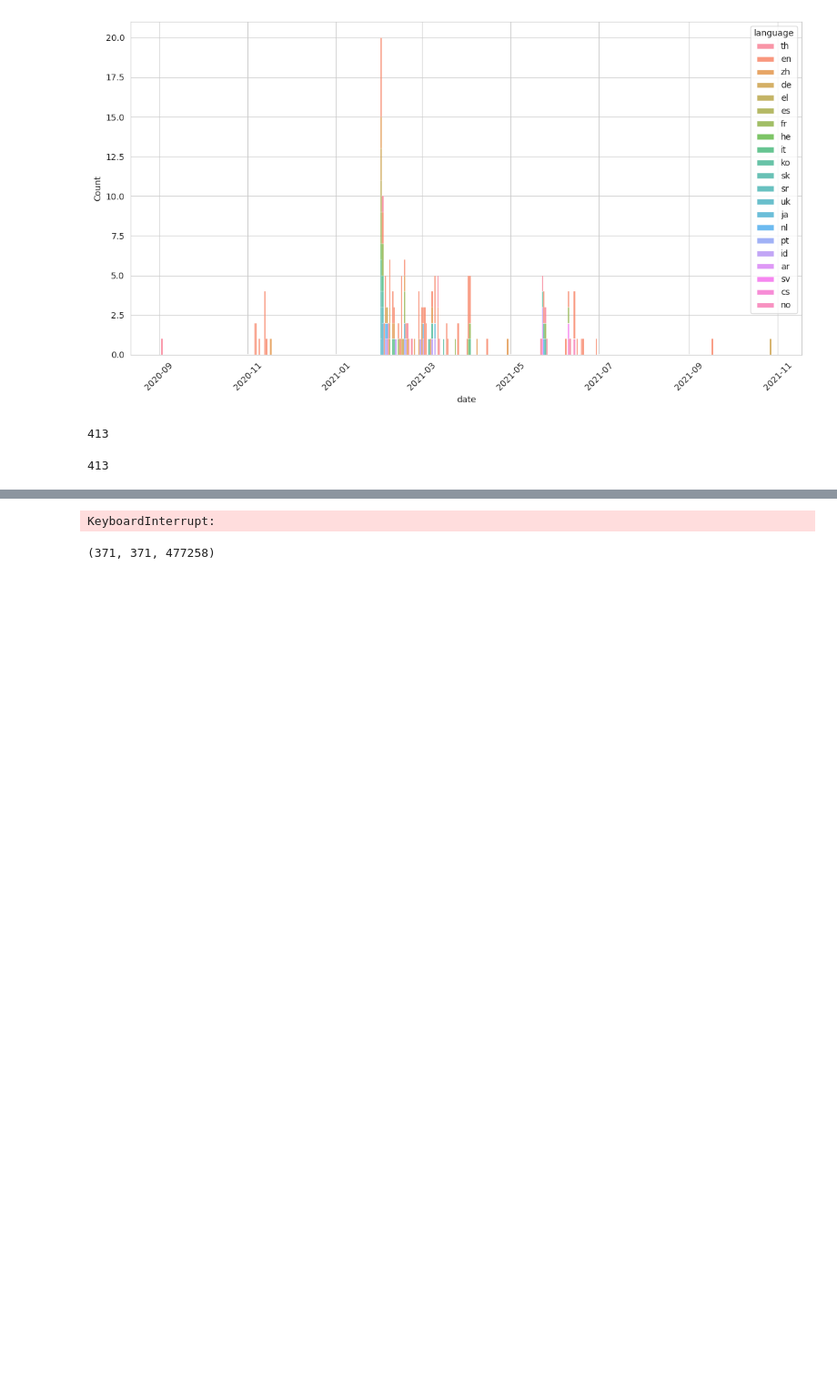
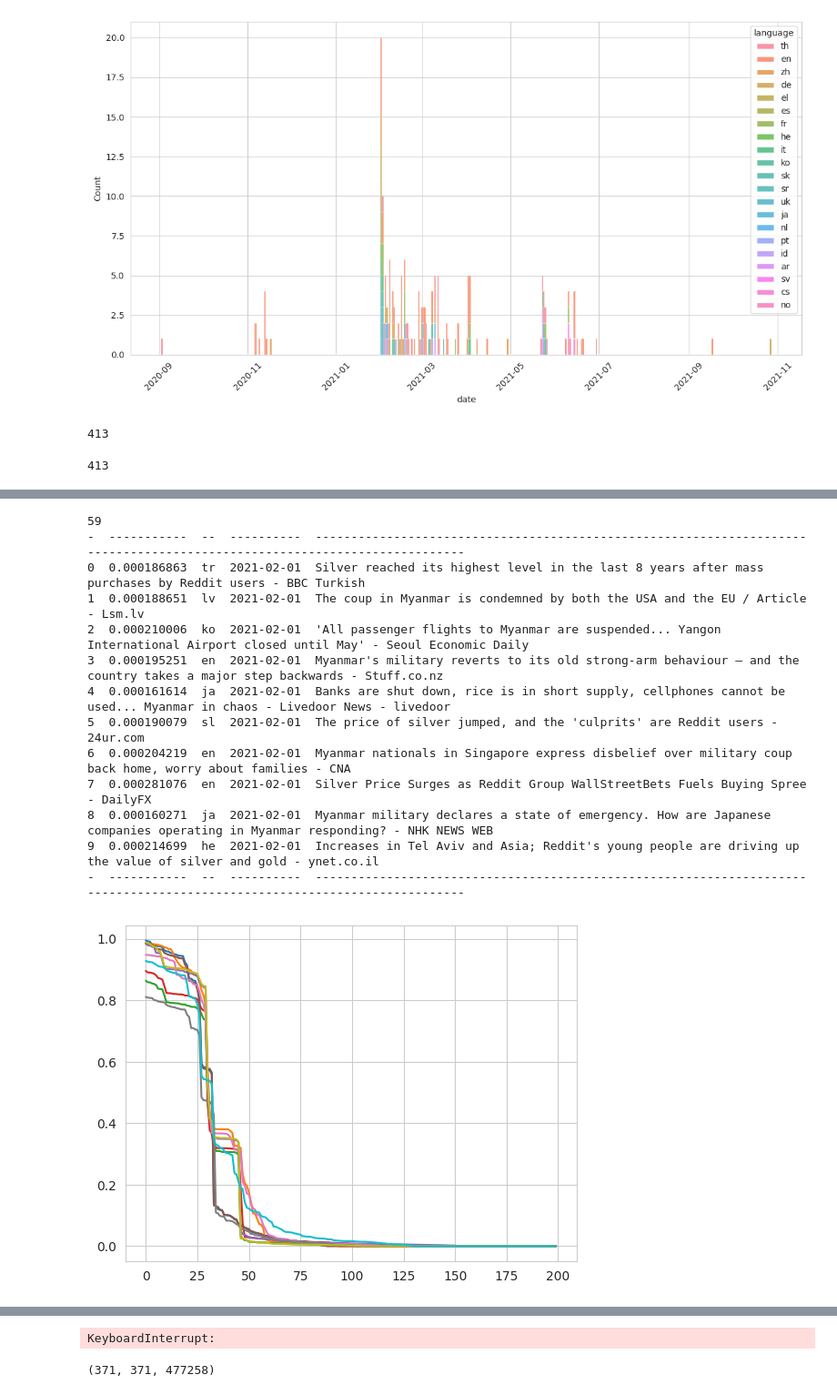
Before and after one commit to felixludos/babel-briefings, a Jupyter notebook: notebooks/keyword.ipynb, the cells around one changed output, grey strips where cells are left out. Shown at 91% size. Saved outputs shown, nothing was run; the diff lists cells and outputs as text; code cells hidden in the pictures; blank space fills up the shorter version.

```diff
--- a/notebooks/keyword.ipynb
+++ b/notebooks/keyword.ipynb
@@ -316,0 +377,3 @@ plt.plot(sorted(neighbors.values(), reverse=True))
+# %%
+cus = DBSCAN(eps=0.02, min_samples=2, metric='cosine')
+cus.fit(sims);
@@ -316,0 +431,24 @@ plt.plot(sorted(neighbors.values(), reverse=True))
+# %%
+cidx = 8
+sel = np.arange(len(lbls))[lbls==cidx]
+sel = np.random.choice(sel, min(10, len(sel)), replace=False)
+print(counts[cidx])
+plt.plot(sims[sel,:200].T);
+
+seq = xs[sel]
+print(tabulate([(i, prior_art_scores[aid], by_ID[aid]['language'], by_ID[aid]['instances'][0]['collectedAt'].split('T')[0], by_ID[aid].get('en-title', by_ID[aid]['title'])) for i, aid in enumerate(seq)]))
+# %% [output]
+59
+-  -----------  --  ----------  --------------------------------------------------------------------------------------------------------------------------
+0  0.000186863  tr  2021-02-01  Silver reached its highest level in the last 8 years after mass purchases by Reddit users - BBC Turkish
+1  0.000188651  lv  2021-02-01  The coup in Myanmar is condemned by both the USA and the EU / Article - Lsm.lv
+2  0.000210006  ko  2021-02-01  'All passenger flights to Myanmar are suspended... Yangon International Airport closed until May' - Seoul Economic Daily
+3  0.000195251  en  2021-02-01  Myanmar's military reverts to its old strong-arm behaviour — and the country takes a major step backwards - Stuff.co.nz
+4  0.000161614  ja  2021-02-01  Banks are shut down, rice is in short supply, cellphones cannot be used... Myanmar in chaos - Livedoor News - livedoor
+5  0.000190079  sl  2021-02-01  The price of silver jumped, and the 'culprits' are Reddit users - 24ur.com
+6  0.000204219  en  2021-02-01  Myanmar nationals in Singapore express disbelief over military coup back home, worry about families - CNA
+7  0.000281076  en  2021-02-01  Silver Price Surges as Reddit Group WallStreetBets Fuels Buying Spree - DailyFX
+8  0.000160271  ja  2021-02-01  Myanmar military declares a state of emergency. How are Japanese companies operating in Myanmar responding? - NHK NEWS WEB
+9  0.000214699  he  2021-02-01  Increases in Tel Aviv and Asia; Reddit's young people are driving up the value of silver and gold - ynet.co.il
+-  -----------  --  ----------  --------------------------------------------------------------------------------------------------------------------------
+[figure, added]
```
Also changed, not shown: parts of 15 cells of this notebook.
